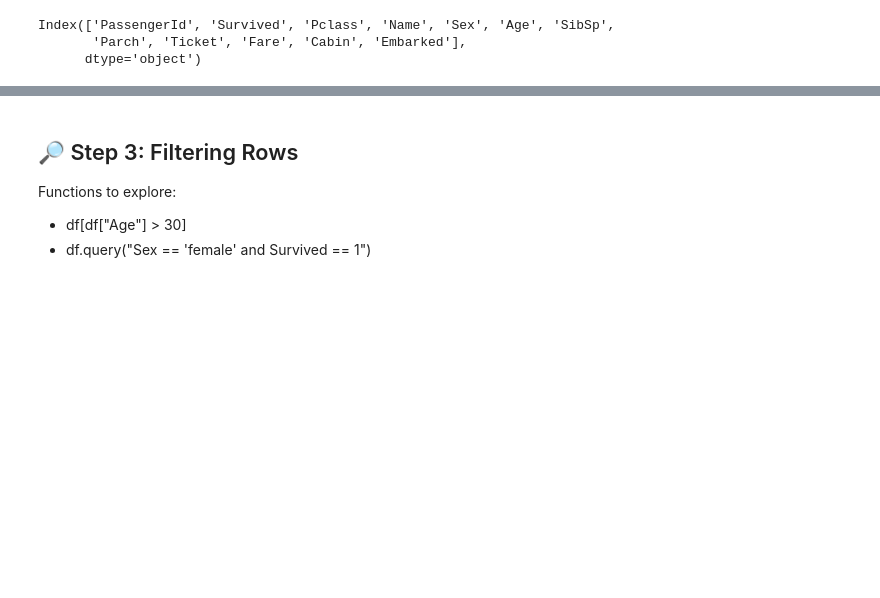
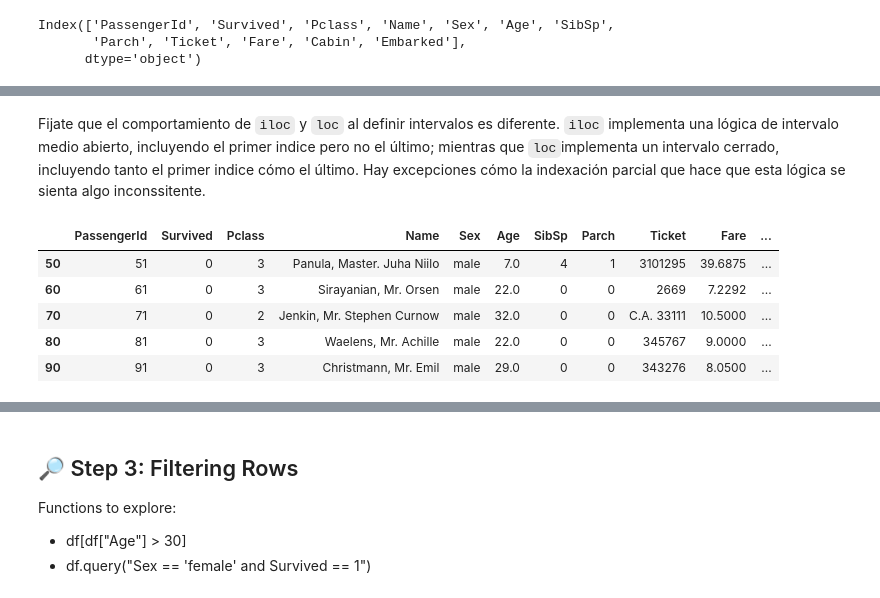
Before and after one commit to franpelirrojo/api_exploration_titanic, a Jupyter notebook: Titanic_Pandas_Practice_Notebook.ipynb, the cells around one changed output, grey strips where cells are left out. Cells and saved outputs as stored; diff of their text form; code cells hidden in the pictures; blank space fills up the shorter version.

```diff
--- a/Titanic_Pandas_Practice_Notebook.ipynb
+++ b/Titanic_Pandas_Practice_Notebook.ipynb
@@ -146,4 +280,11 @@ Index(['PassengerId', 'Survived', 'Pclass', 'Name', 'Sex', 'Age', 'SibSp',
+# %% [markdown]
+Fijate que el comportamiento de `iloc` y `loc` al definir intervalos es diferente. `iloc` implementa una lógica de intervalo medio abierto, incluyendo el primer indice pero no el último; mientras que `loc`implementa un intervalo cerrado, incluyendo tanto el primer indice cómo el último. Hay excepciones cómo la indexación parcial que hace que esta lógica se sienta algo inconssitente.
 # %%
-# Example: Selecting columns
-df["Age"].head()
-df[["Sex", "Age", "Survived"]].head()
+df.iloc[50:100:10] #el mismo intervalo pero con iloc, observa la diferencia.
+# %% [output]
+|  | PassengerId | Survived | Pclass | Name | Sex | Age | SibSp | Parch | Ticket | Fare | ... |
+| 50 | 51 | 0 | 3 | Panula, Master. Juha Niilo | male | 7.0 | 4 | 1 | 3101295 | 39.6875 | ... |
+| 60 | 61 | 0 | 3 | Sirayanian, Mr. Orsen | male | 22.0 | 0 | 0 | 2669 | 7.2292 | ... |
+| 70 | 71 | 0 | 2 | Jenkin, Mr. Stephen Curnow | male | 32.0 | 0 | 0 | C.A. 33111 | 10.5000 | ... |
+| 80 | 81 | 0 | 3 | Waelens, Mr. Achille | male | 22.0 | 0 | 0 | 345767 | 9.0000 | ... |
+| 90 | 91 | 0 | 3 | Christmann, Mr. Emil | male | 29.0 | 0 | 0 | 343276 | 8.0500 | ... |
```
Also changed, not shown: parts of 35 cells of this notebook.
